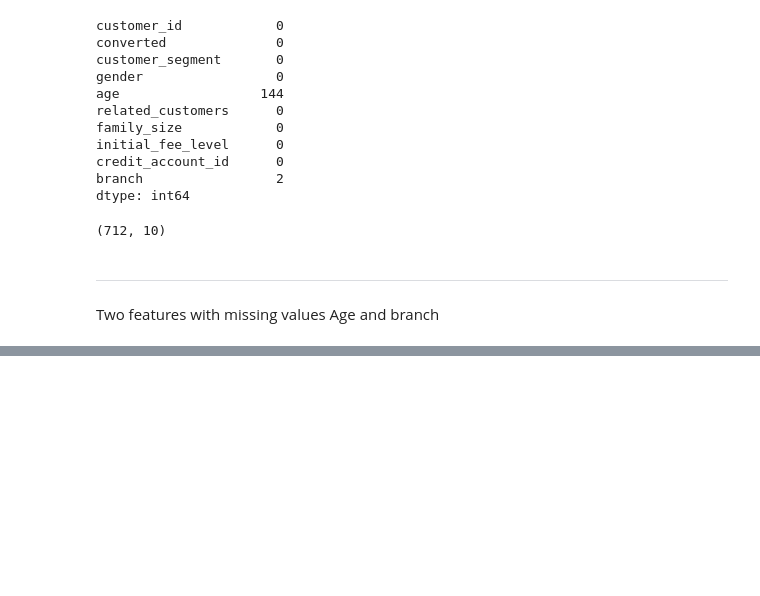
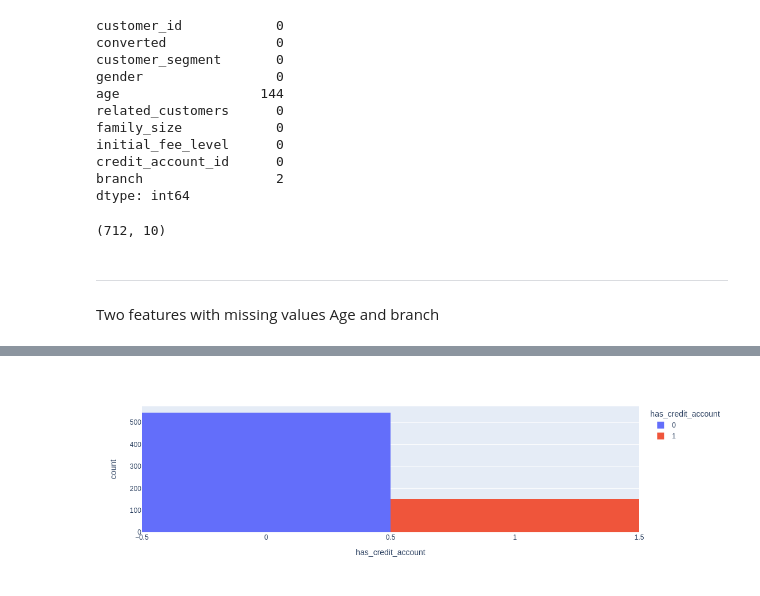
Before and after one commit to kromeo6/Customer-Seg-Study, a Jupyter notebook: Customer-Segmentation.ipynb, the cells around one changed output, grey strips where cells are left out. Saved outputs shown, nothing was run; the diff lists cells and outputs as text; code cells hidden in the pictures; blank space fills up the shorter version.

```diff
--- a/Customer-Segmentation.ipynb
+++ b/Customer-Segmentation.ipynb
@@ -293,0 +389,4 @@ Two features with missing values Age and branch
+# %%
+# Defining Interquartile Range for initial_fee_level
+low = 0
+up = 400
@@ -293,0 +401,2 @@ Two features with missing values Age and branch
+# %%
+df = df[df.initial_fee_level <= up]
@@ -293,0 +409,8 @@ Two features with missing values Age and branch
+# %%
+no_credit_account_value = '9b2d5b4678781e53038e91ea5324530a03f27dc1d0e5f6c9bc9d493a23be9de0'
+# %%
+df.loc[:, 'has_credit_account'] = df['credit_account_id'].apply(lambda x: 0 if x==no_credit_account_value else 1)
+# %%
+fig = px.histogram(df, x=df['has_credit_account'], color=df['has_credit_account'])
+fig.show()
+# %% [output]
@@ -293,0 +418 @@ Two features with missing values Age and branch
+[figure, added]
```
Also changed, not shown: parts of 21 cells of this notebook.
